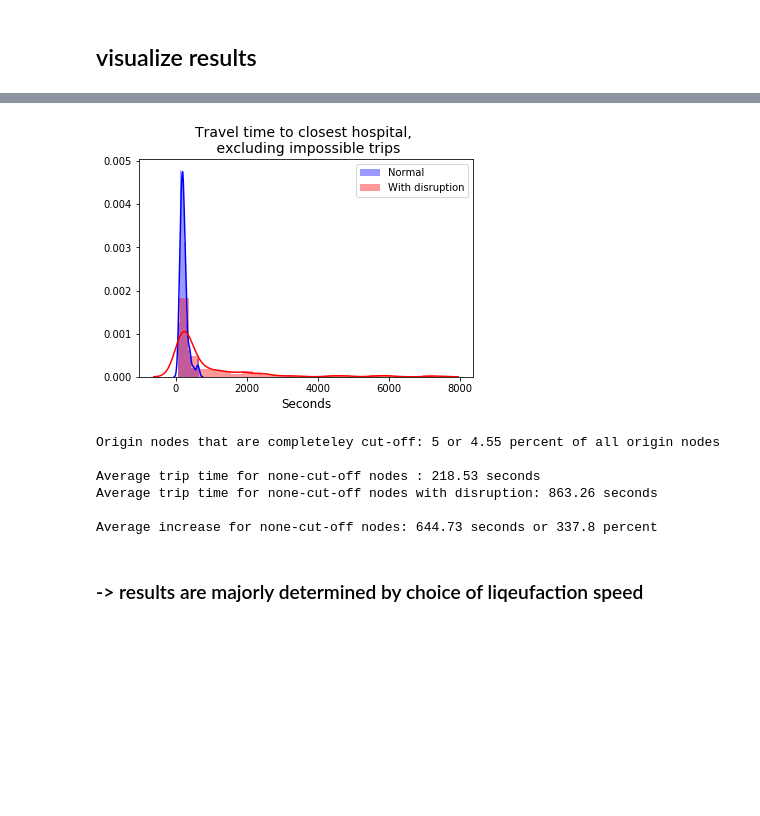
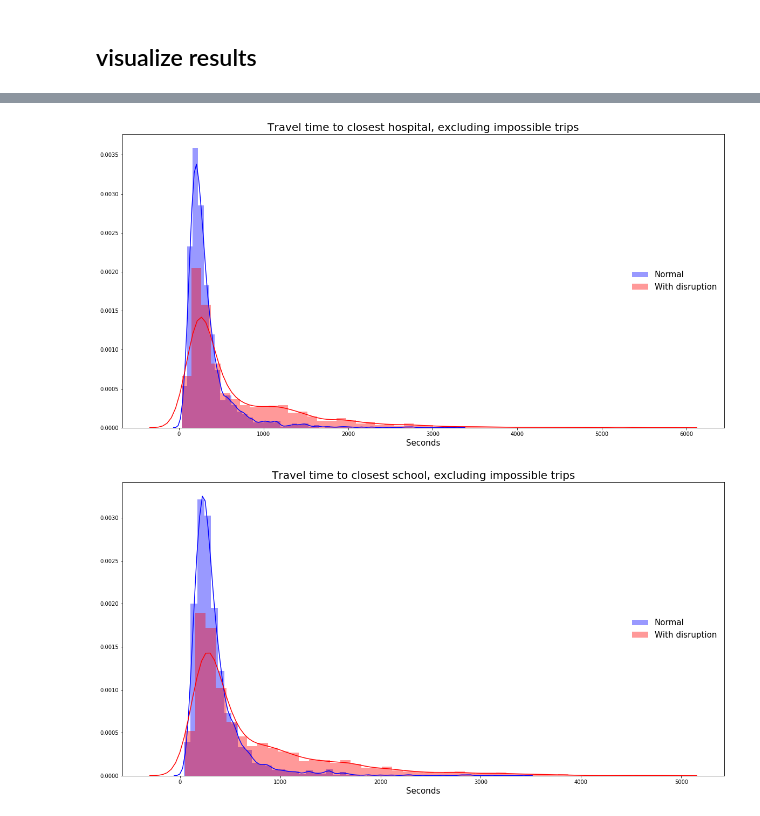
Before and after one commit to jbraese/network_disruption, a Jupyter notebook: 3_analyze_connectivity.ipynb, the cells around one changed output, grey strips where cells are left out. Cells and saved outputs as stored; diff of their text form; code cells hidden in the pictures; blank space fills up the shorter version.

Commit message:
add visualization and save points

```diff
--- a/3_analyze_connectivity.ipynb
+++ b/3_analyze_connectivity.ipynb
@@ -238,0 +291,2 @@ fig1
+# %%
+origin_points = gpd.read_file("asset_data/origin_points_results.geojson")
@@ -240,39 +392,36 @@ fig1
 import seaborn as sns
 import matplotlib.pyplot as plt
 # %%
-sns.distplot( origin_points_nonan["min_hospital_distance_seconds"] , color="blue",
-             label="Normal")
-sns.distplot( origin_points_nonan["min_hospital_distance_seconds_disrupted"] , color="red",
-             label="With disruption")
-plt.legend()
-plt.title("Travel time to closest hospital, \n excluding impossible trips", fontsize = 14)
-plt.xlabel("Seconds", fontsize = 12)
-plt.show()
+fig, ax = plt.subplots(figsize=(20, 10))
+sns.distplot( origin_points["min_hospital_distance_seconds"].dropna(), color="blue",
+             label="Normal", ax=ax)
+sns.distplot(origin_points["min_hospital_distance_seconds_disrupted"].dropna(), color="red",
+             label="With disruption", ax =ax)
+ax.legend(loc='center right',
+          fontsize=15,
+          frameon=False)
+ax.set_title("Travel time to closest hospital, excluding impossible trips", fontsize = 20)
+ax.set_xlabel("Seconds", fontsize = 15)
+ax.set_xlabel("Seconds", fontsize = 15)
+ax.figsize=(20,20)
+fig.savefig("output/hist_hospitaltrips.png", dpi = 400)
+fig.show()
 # %% [output]
-[figure, old version]
+[figure, new version]
-# %%
-cut_off = len(origin_points) - origin_points.min_hospital_distance_seconds_disrupted.notnull().sum()
-cut_off_perc = round(cut_off/len(origin_points)*100, 2)
-
-av_trip_time = round(origin_points_nonan.min_hospital_distance_seconds.mean(), 2)
-av_trip_time_disrupt = round(origin_points_nonan.min_hospital_distance_seconds_disrupted.mean(), 2)
-
-av_increase_sec = round(origin_points_nonan.increase_sec.mean(), 2)
-av_increase_perc = round(origin_points_nonan.increase_perc.mean()*100, 2)
-
-
-print("Origin nodes that are completeley cut-off:", cut_off, "or", cut_off_perc, "percent of all origin nodes")
-print("")
-print("Average trip time for none-cut-off nodes :", av_trip_time, "seconds")
-print("Average trip time for none-cut-off nodes with disruption:", av_trip_time_disrupt, "seconds")
-print("")
-print("Average increase for none-cut-off nodes:", av_increase_sec, "seconds", "or", av_increase_perc, "percent")
-# %% [output]
-Origin nodes that are completeley cut-off: 5 or 4.55 percent of all origin nodes
-
-Average trip time for none-cut-off nodes : 218.53 seconds
-Average trip time for none-cut-off nodes with disruption: 863.26 seconds
-
-Average increase for none-cut-off nodes: 644.73 seconds or 337.8 percent
-# %% [markdown]
-### -> results are majorly determined by choice of liqeufaction speed
+# %%
+fig, ax = plt.subplots(figsize=(20, 10))
+sns.distplot( origin_points["min_school_distance_seconds"].dropna(), color="blue",
+             label="Normal", ax=ax)
+sns.distplot(origin_points["min_school_distance_seconds_disrupted"].dropna(), color="red",
+             label="With disruption", ax =ax)
+ax.legend(loc='center right',
+          fontsize=15,
+          frameon=False)
+ax.set_title("Travel time to closest school, excluding impossible trips", fontsize = 20)
+ax.set_xlabel("Seconds", fontsize = 15)
+ax.set_xlabel("Seconds", fontsize = 15)
+ax.figsize=(20,20)
+fig.savefig("output/hist_schooltrips.png", dpi = 400)
+fig.show()
+# %% [output]
+[figure, added]
```
Also changed, not shown: parts of 48 cells of this notebook, 1 other file.
